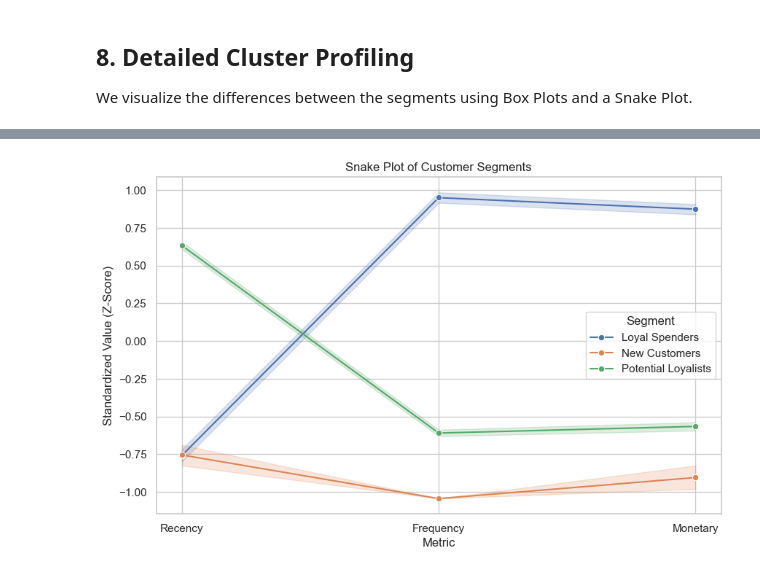
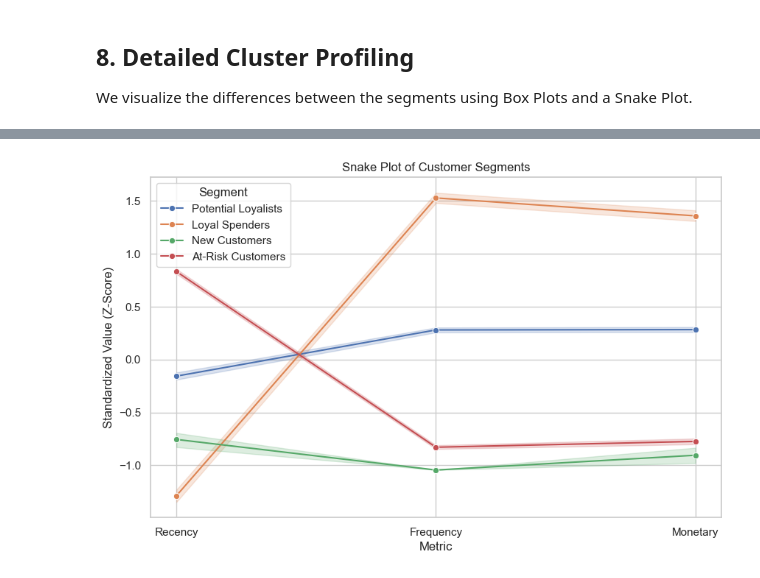
Before and after one commit to Mahi0606/Retail_Stock_Analyzer_Model, a Jupyter notebook: Clustering_And_RFM.ipynb, the cells around one changed output, grey strips where cells are left out. Cells and saved outputs as stored; diff of their text form; code cells hidden in the pictures.

```diff
--- a/Clustering_And_RFM.ipynb
+++ b/Clustering_And_RFM.ipynb
@@ -195,12 +195,26 @@ We proceed with **K=4** based on the project plan and the elbow curve.
 # %%
-print("Running K-Means Clustering (K=4)...")
+print("\nRunning final clustering with k = 3 (business-driven choice)...")
 
-kmeans = KMeans(n_clusters=2, random_state=42, n_init=10)
-clusters = kmeans.fit_predict(rfm_scaled_df)
+# 🔁 CHANGED: We FIRST identify New Customers by rule, and EXCLUDE them from K-Means.
 
-# Assign clusters back to original dataframe
-rfm['Cluster'] = clusters
+NEW_CUSTOMER_DAYS = 30  # threshold for "recent"
+new_mask = (rfm['Frequency'] == 1) & (rfm['Recency'] <= NEW_CUSTOMER_DAYS)
+
+rfm_new = rfm[new_mask].copy()
+rfm_existing = rfm[~new_mask].copy()
+
+print(f"New Customers identified (Frequency=1 & Recency <= {NEW_CUSTOMER_DAYS}): {rfm_new.shape[0]}")
+print(f"Customers used for clustering (existing): {rfm_existing.shape[0]}")
+
+# 🔁 CHANGED: We use k = 3 for behavioural segments: Loyal, Potential, At-Risk.
+k_for_segmentation = 3
+
+existing_ids = rfm_existing.index
+X_existing = rfm_scaled_df.loc[existing_ids, ['Recency', 'Frequency', 'Monetary']]
+
+kmeans = KMeans(n_clusters=k_for_segmentation, random_state=42, n_init=10)
+rfm_existing['Cluster'] = kmeans.fit_predict(X_existing)
 
 # Show the count of customers in each cluster
-rfm['Cluster'].value_counts()
+rfm_existing['Cluster'].value_counts()
 # %% [output]
@@ -315,20 +325,21 @@ plt.show()
 # %%
-# 2. Snake Plot
-# A snake plot compares the standardized values of each attribute for the segments.
+# 2. Snake Plot: RFM profile per segment (using scaled values)
+rfm_scaled_df['Segment'] = rfm['Segment']
 
-# Prepare data: add the segment label to the scaled dataframe
-rfm_scaled_df['Segment'] = rfm['Segment']
-rfm_melt = pd.melt(rfm_scaled_df.reset_index(),
-                   id_vars=['CustomerID', 'Segment'],
-                   value_vars=['Recency', 'Frequency', 'Monetary'],
-                   var_name='Metric', value_name='Value')
+rfm_melt = pd.melt(
+    rfm_scaled_df.reset_index(),
+    id_vars=['CustomerID', 'Segment'],
+    value_vars=['Recency', 'Frequency', 'Monetary'],
+    var_name='Metric',
+    value_name='Value'
+)
 
 plt.figure(figsize=(10, 6))
 sns.lineplot(x='Metric', y='Value', hue='Segment', data=rfm_melt, marker='o')
 plt.title('Snake Plot of Customer Segments')
 plt.xlabel('Metric')
 plt.ylabel('Standardized Value (Z-Score)')
 plt.legend(title='Segment')
 plt.show()
 # %% [output]
-[figure, old version]
+[figure, new version]
```
Also changed, not shown: parts of 4 cells of this notebook, 5 other files.
